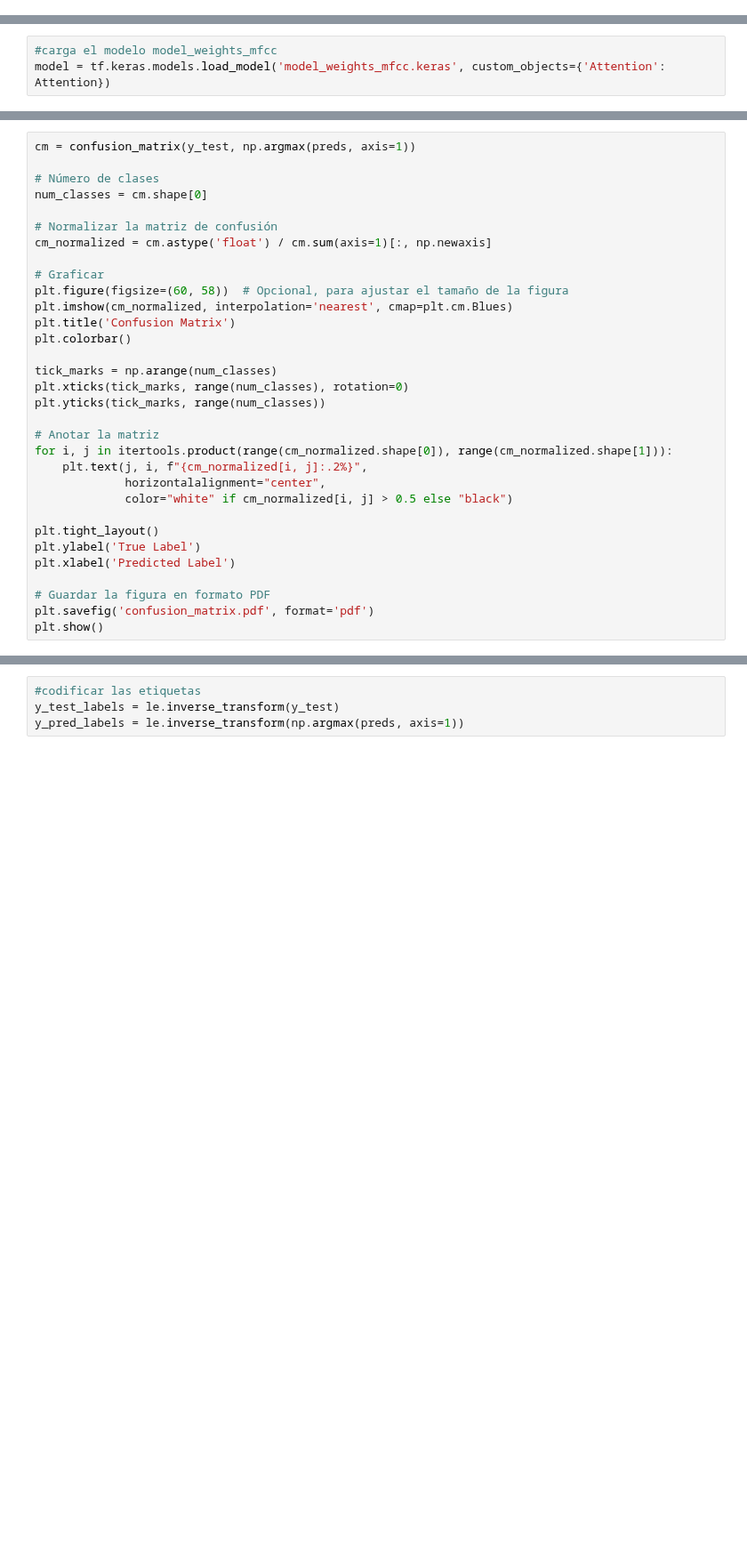
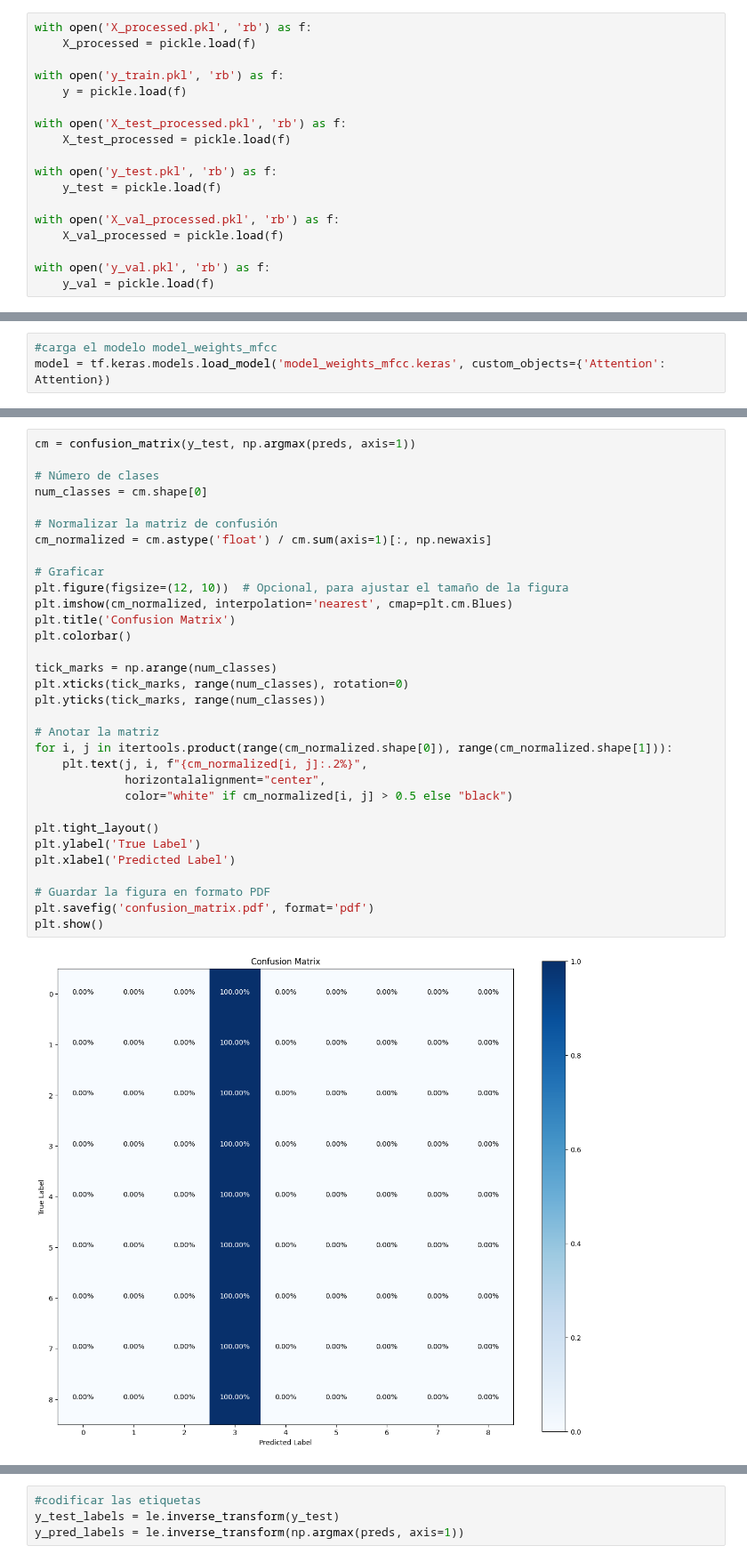
Before and after one commit to camiloacp/The-Evolutionary-Structure-of-Acoustic-Learnability-A-Deep-Learning-Approach-to-Neotropical-Birdsong, a Jupyter notebook: notebooks/04 cnn_lstm_attention_mfcc.ipynb, the cells around one changed output, grey strips where cells are left out. Shown at 89% size. Drawn from its saved outputs; the diff is of its cells as text; blank space fills up the shorter version.

```diff
--- a/notebooks/04 cnn_lstm_attention_mfcc.ipynb
+++ b/notebooks/04 cnn_lstm_attention_mfcc.ipynb
@@ -128,6 +138,24 @@ with open('X_val_processed.pkl', 'wb') as f:
 
 with open('y_val.pkl', 'wb') as f:
     pickle.dump(y_val, f)
+# %%
+with open('X_processed.pkl', 'rb') as f:
+    X_processed = pickle.load(f)
+
+with open('y_train.pkl', 'rb') as f:
+    y = pickle.load(f)
+
+with open('X_test_processed.pkl', 'rb') as f:
+    X_test_processed = pickle.load(f)
+
+with open('y_test.pkl', 'rb') as f:
+    y_test = pickle.load(f)
+
+with open('X_val_processed.pkl', 'rb') as f:
+    X_val_processed = pickle.load(f)
+
+with open('y_val.pkl', 'rb') as f:
+    y_val = pickle.load(f)
 # %%
 print(f'El conjunto de entrenamiento tiene la forma {X_processed.shape}')
 print(f'Los labels del conjunto de entrenamiento tiene la forma {y.shape}')
@@ -334,33 +408,35 @@ model.evaluate(X_test_processed, y_test)
 cm = confusion_matrix(y_test, np.argmax(preds, axis=1))
 
 # Número de clases
 num_classes = cm.shape[0]
 
 # Normalizar la matriz de confusión
 cm_normalized = cm.astype('float') / cm.sum(axis=1)[:, np.newaxis]
 
 # Graficar
-plt.figure(figsize=(60, 58))  # Opcional, para ajustar el tamaño de la figura
+plt.figure(figsize=(12, 10))  # Opcional, para ajustar el tamaño de la figura
 plt.imshow(cm_normalized, interpolation='nearest', cmap=plt.cm.Blues)
 plt.title('Confusion Matrix')
 plt.colorbar()
 
 tick_marks = np.arange(num_classes)
 plt.xticks(tick_marks, range(num_classes), rotation=0)
 plt.yticks(tick_marks, range(num_classes))
 
 # Anotar la matriz
 for i, j in itertools.product(range(cm_normalized.shape[0]), range(cm_normalized.shape[1])):
     plt.text(j, i, f"{cm_normalized[i, j]:.2%}",
              horizontalalignment="center",
              color="white" if cm_normalized[i, j] > 0.5 else "black")
 
 plt.tight_layout()
 plt.ylabel('True Label')
 plt.xlabel('Predicted Label')
 
 # Guardar la figura en formato PDF
 plt.savefig('confusion_matrix.pdf', format='pdf')
 plt.show()
+# %% [output]
+[figure, added]
 # %%
 accuracy_score(y_test, np.argmax(preds, axis=1))
```
Also changed, not shown: parts of 13 cells of this notebook.
